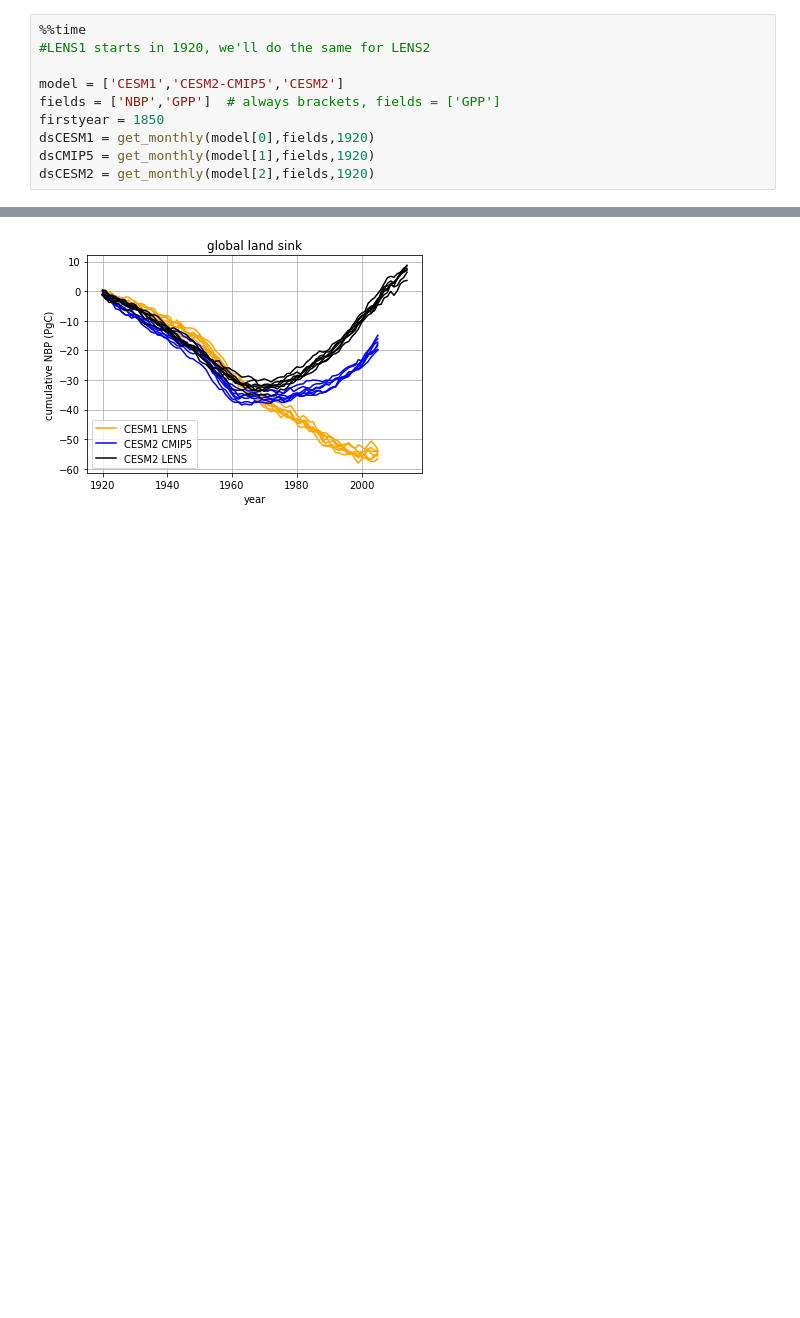
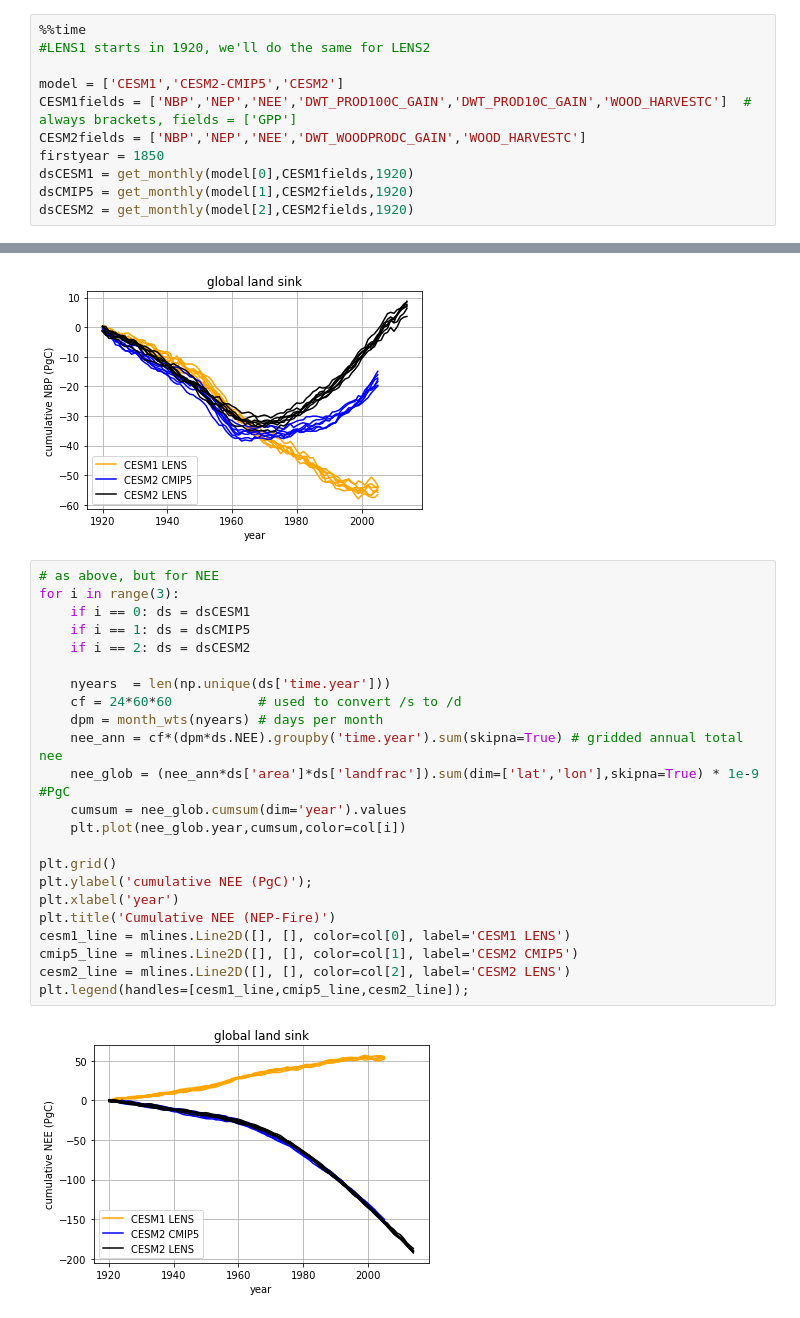
Before and after one commit to wwieder/cesm-lens, a Jupyter notebook: notebooks/lens_NBP.ipynb, the cells around one changed output, grey strips where cells are left out. Saved outputs shown, nothing was run; the diff lists cells and outputs as text; blank space fills up the shorter version.

```diff
--- a/notebooks/lens_NBP.ipynb
+++ b/notebooks/lens_NBP.ipynb
@@ -196,9 +196,10 @@ ccc = matplotlib.colors.ListedColormap(ccc/256)
 #LENS1 starts in 1920, we'll do the same for LENS2
 
 model = ['CESM1','CESM2-CMIP5','CESM2']
-fields = ['NBP','GPP']  # always brackets, fields = ['GPP']
+CESM1fields = ['NBP','NEP','NEE','DWT_PROD100C_GAIN','DWT_PROD10C_GAIN','WOOD_HARVESTC']  # always brackets, fields = ['GPP']
+CESM2fields = ['NBP','NEP','NEE','DWT_WOODPRODC_GAIN','WOOD_HARVESTC']
 firstyear = 1850
-dsCESM1 = get_monthly(model[0],fields,1920)
-dsCMIP5 = get_monthly(model[1],fields,1920)
-dsCESM2 = get_monthly(model[2],fields,1920)
+dsCESM1 = get_monthly(model[0],CESM1fields,1920)
+dsCMIP5 = get_monthly(model[1],CESM2fields,1920)
+dsCESM2 = get_monthly(model[2],CESM2fields,1920)
 # %% [output]
@@ -263,4 +237,29 @@ cesm2_line = mlines.Line2D([], [], color=col[2], label='CESM2 LENS')
 plt.legend(handles=[cesm1_line,cmip5_line,cesm2_line]);
 # %% [output]
 [figure]
+# %%
+# as above, but for NEE
+for i in range(3):
+    if i == 0: ds = dsCESM1
+    if i == 1: ds = dsCMIP5
+    if i == 2: ds = dsCESM2
+
+    nyears  = len(np.unique(ds['time.year']))
+    cf = 24*60*60           # used to convert /s to /d
+    dpm = month_wts(nyears) # days per month
+    nee_ann = cf*(dpm*ds.NEE).groupby('time.year').sum(skipna=True) # gridded annual total nee
+    nee_glob = (nee_ann*ds['area']*ds['landfrac']).sum(dim=['lat','lon'],skipna=True) * 1e-9 #PgC
+    cumsum = nee_glob.cumsum(dim='year').values
+    plt.plot(nee_glob.year,cumsum,color=col[i])
+
+plt.grid()
+plt.ylabel('cumulative NEE (PgC)');
+plt.xlabel('year')
+plt.title('Cumulative NEE (NEP-Fire)')
+cesm1_line = mlines.Line2D([], [], color=col[0], label='CESM1 LENS')
+cmip5_line = mlines.Line2D([], [], color=col[1], label='CESM2 CMIP5')
+cesm2_line = mlines.Line2D([], [], color=col[2], label='CESM2 LENS')
+plt.legend(handles=[cesm1_line,cmip5_line,cesm2_line]);
+# %% [output]
+[figure, added]
 # %%
```
Also changed, not shown: parts of 7 cells of this notebook.
